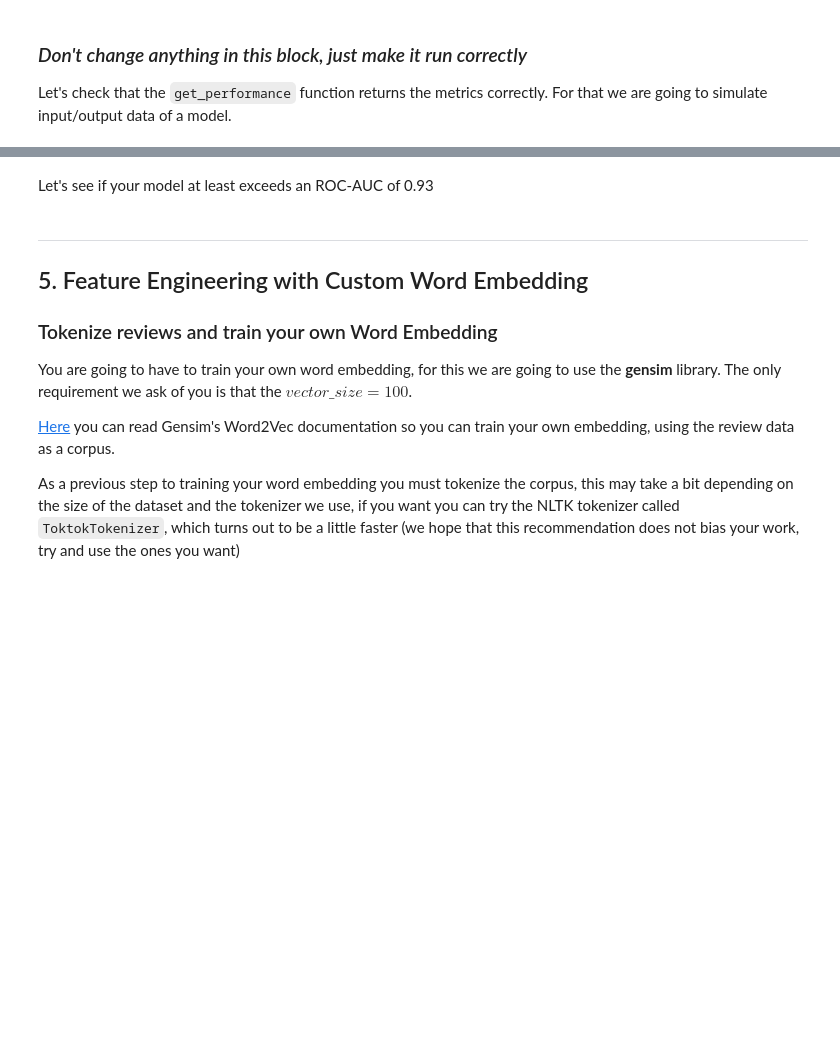
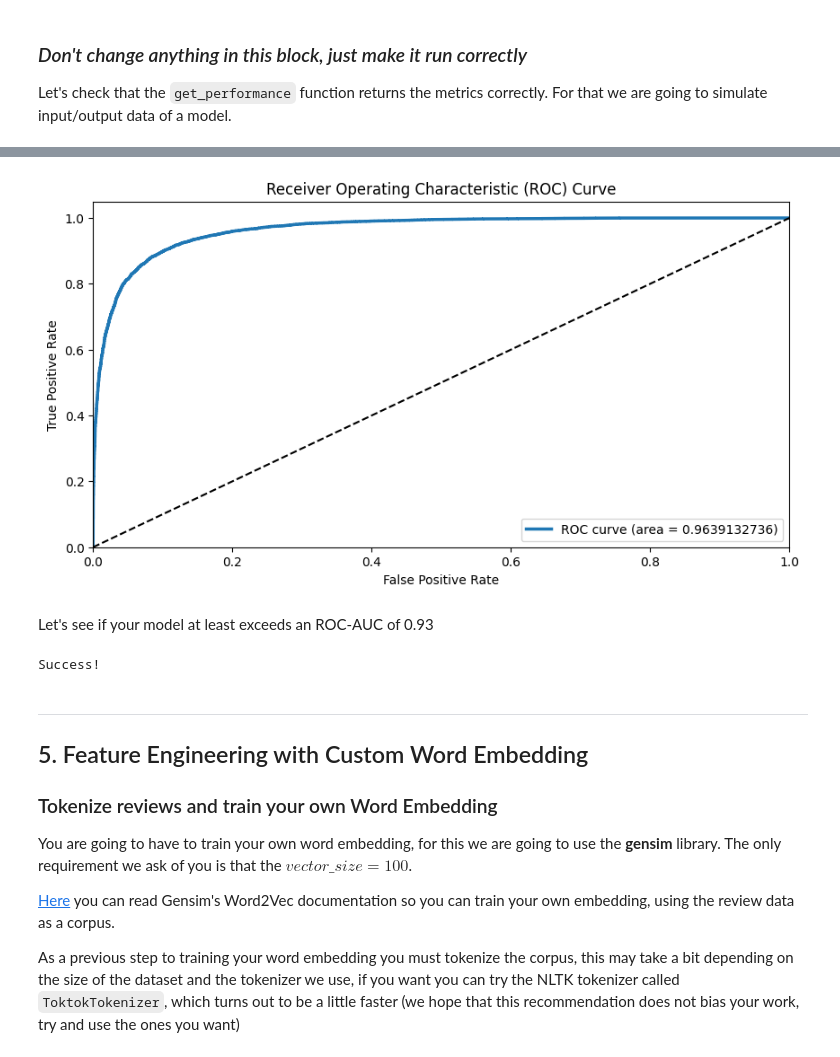
Before and after one commit to ja-818/sentiment_analysis, a Jupyter notebook: Sentiment_Analysis_NLP.ipynb, the cells around one changed output, grey strips where cells are left out. Drawn from its saved outputs; the diff is of its cells as text; code cells hidden in the pictures; blank space fills up the shorter version.

```diff
--- a/Sentiment_Analysis_NLP.ipynb
+++ b/Sentiment_Analysis_NLP.ipynb
@@ -213,3 +223,29 @@ check_normalization()
+# %%
+X_test_norm = text_normalizer.normalize_corpus(
+    X_test,
+    html_stripping=True,
+    contraction_expansion=True,
+    accented_char_removal=True,
+    text_lower_case=True,
+    text_stemming=False,
+    text_lemmatization=False,
+    special_char_removal=True,
+    remove_digits=True,
+    stopword_removal=True,
+)
+
+X_train_norm = text_normalizer.normalize_corpus(
+    X_train,
+    html_stripping=True,
+    contraction_expansion=True,
+    accented_char_removal=True,
+    text_lower_case=True,
+    text_stemming=False,
+    text_lemmatization=False,
+    special_char_removal=True,
+    remove_digits=True,
+    stopword_removal=True,
+)
 # %% [markdown]
 ---
 ## 3. Feature Engineering
@@ -218,3 +254,7 @@ You already have the pr-eprocessed data, now you must vectorize them, because re
+# %%
+vectorizer = TfidfVectorizer(max_features=2000)
+X_test_array = vectorizer.fit_transform(X_test_norm)
+X_train_array = vectorizer.transform(X_test_norm)
 # %% [markdown]
 ## 4. Modeling and Performance Evaluation
 
@@ -234,6 +274,10 @@ Also, you must complete the `plot_roc` function so that it can show:
 
 * `ROC Curve`
 * `Obtain the ROC-AUC value (later we will do a small minimum performance check with this value)`
+# %%
+lr_classifier = LogisticRegression(max_iter=1000)
+lr_classifier.fit(X_train_array, y_train)
+lr_prediction = lr_classifier.predict(X_test_array)
 # %% [markdown]
 ### *Don't change anything in this block, just make it run correctly*
 
@@ -254,3 +338,8 @@ check_basic_metrics()
+# %%
+# Get ROC-AUC value and plot ROC Curve
+roc_auc = evaluation.plot_roc(lr_classifier, y_test, X_test_array)
+# %% [output]
+[figure, added]
 # %% [markdown]
 Let's see if your model at least exceeds an ROC-AUC of 0.93
 # %%
@@ -261,6 +350,8 @@ def check_roc(roc_auc):
         raise ValueError('Your model is not good enough!')
 
 check_roc(roc_auc)
+# %% [output]
+Success!
 # %% [markdown]
 ---
 ## 5. Feature Engineering with Custom Word Embedding
```
Also changed, not shown: parts of 6 cells of this notebook.
